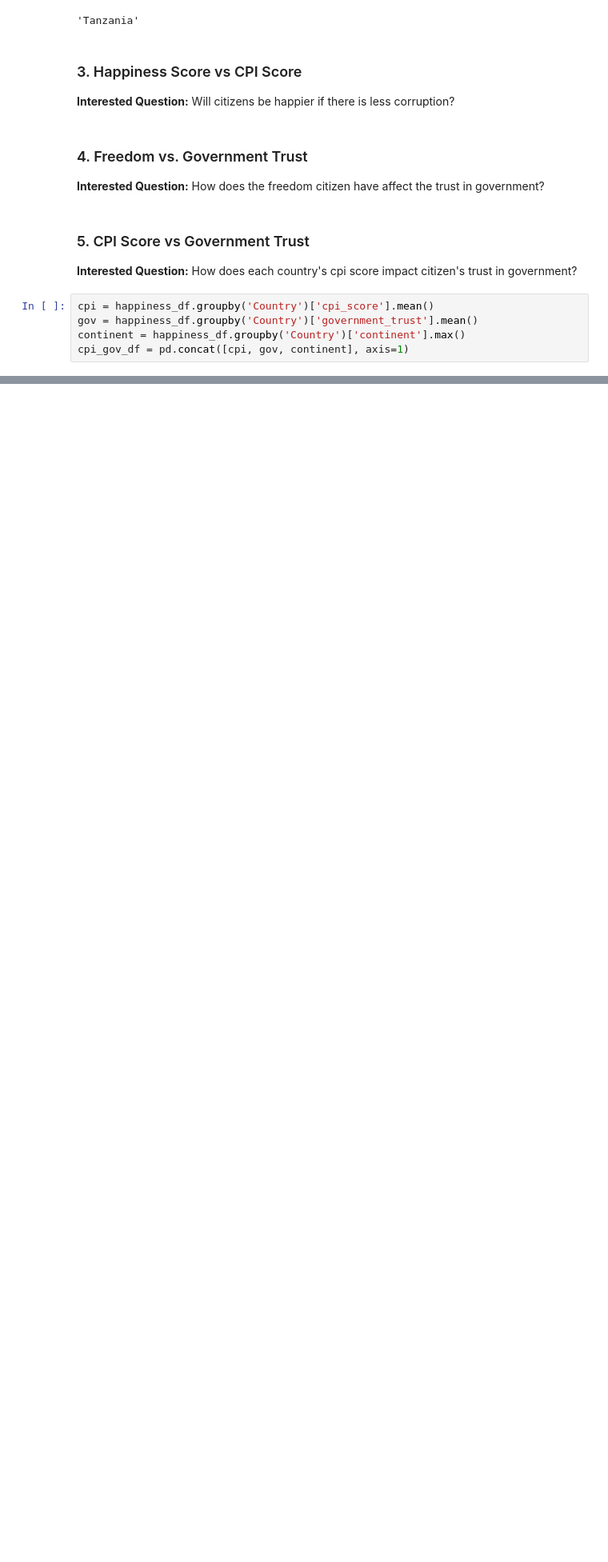
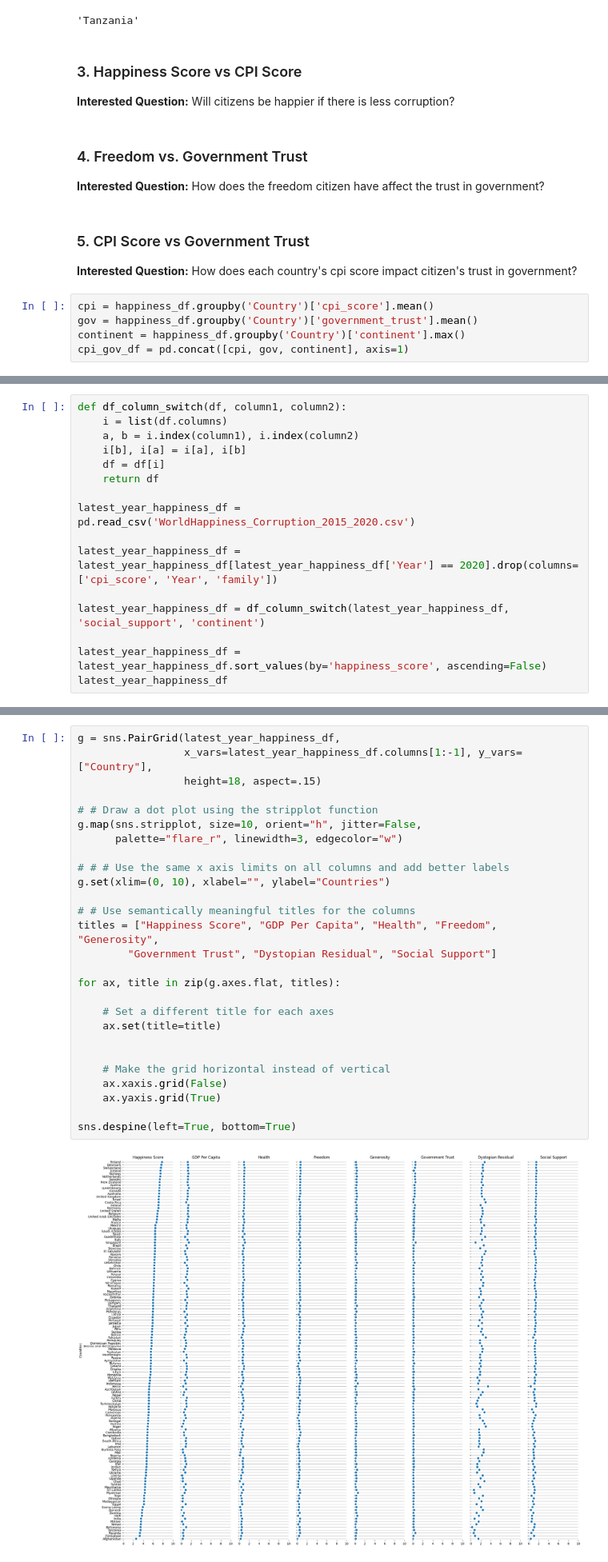
Before and after one commit to sudo-lucifer/eda-project, a Jupyter notebook: EDA_Project.ipynb, the cells around one changed output, grey strips where cells are left out. Shown at 80% size. Drawn from its saved outputs; the diff is of its cells as text; blank space fills up the shorter version.

Commit message:
added plot for happiness score contribution

```diff
--- a/EDA_Project.ipynb
+++ b/EDA_Project.ipynb
@@ -196,0 +202,16 @@ t.fig.set_figwidth(8)
+# %%
+def df_column_switch(df, column1, column2):
+    i = list(df.columns)
+    a, b = i.index(column1), i.index(column2)
+    i[b], i[a] = i[a], i[b]
+    df = df[i]
+    return df
+
+latest_year_happiness_df = pd.read_csv('WorldHappiness_Corruption_2015_2020.csv')
+
+latest_year_happiness_df = latest_year_happiness_df[latest_year_happiness_df['Year'] == 2020].drop(columns=['cpi_score', 'Year', 'family'])
+
+latest_year_happiness_df = df_column_switch(latest_year_happiness_df, 'social_support', 'continent')
+
+latest_year_happiness_df = latest_year_happiness_df.sort_values(by='happiness_score', ascending=False)
+latest_year_happiness_df
@@ -196,0 +232,29 @@ t.fig.set_figwidth(8)
+# %%
+g = sns.PairGrid(latest_year_happiness_df,
+                 x_vars=latest_year_happiness_df.columns[1:-1], y_vars=["Country"],
+                 height=18, aspect=.15)
+
+# # Draw a dot plot using the stripplot function
+g.map(sns.stripplot, size=10, orient="h", jitter=False,
+      palette="flare_r", linewidth=3, edgecolor="w")
+
+# # # Use the same x axis limits on all columns and add better labels
+g.set(xlim=(0, 10), xlabel="", ylabel="Countries")
+
+# # Use semantically meaningful titles for the columns
+titles = ["Happiness Score", "GDP Per Capita", "Health", "Freedom", "Generosity",
+        "Government Trust", "Dystopian Residual", "Social Support"]
+
+for ax, title in zip(g.axes.flat, titles):
+
+    # Set a different title for each axes
+    ax.set(title=title)
+
+
+    # Make the grid horizontal instead of vertical
+    ax.xaxis.grid(False)
+    ax.yaxis.grid(True)
+
+sns.despine(left=True, bottom=True)
+# %% [output]
+[figure, added]
```
Also changed, not shown: parts of 4 cells of this notebook.
